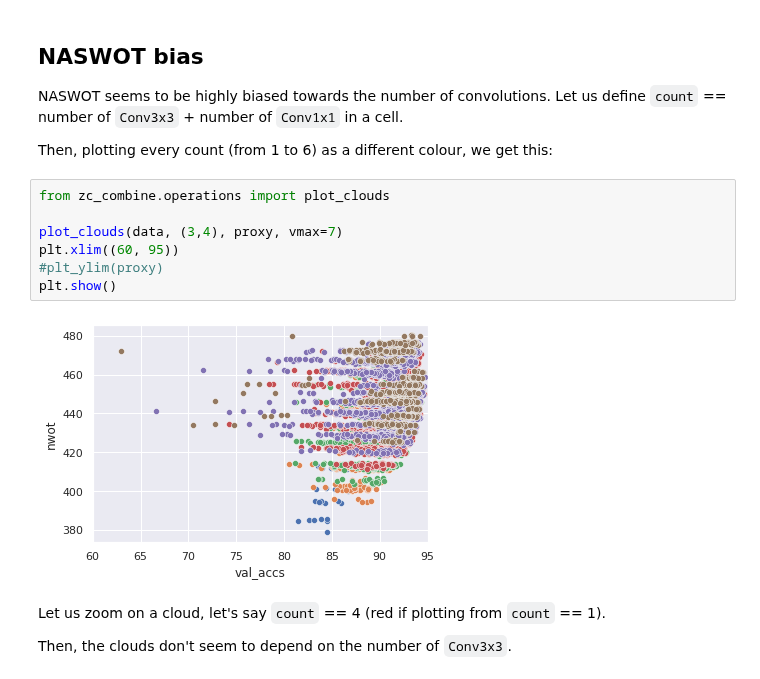
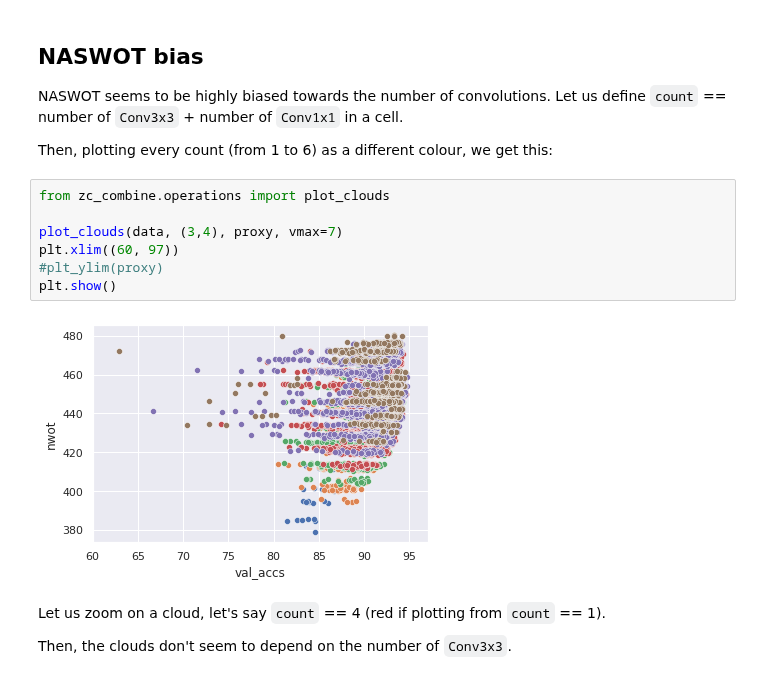
Before and after one commit to gabikadlecova/zc_combine, a Jupyter notebook: nwot_problems/nb101.ipynb, the cells around one changed output. Cells and saved outputs as stored; diff of their text form.

```diff
--- a/nwot_problems/nb101.ipynb
+++ b/nwot_problems/nb101.ipynb
@@ -46,12 +46,12 @@ Then, plotting every count (from 1 to 6) as a different colour, we get this:
 # %%
 from zc_combine.operations import plot_clouds
 
 plot_clouds(data, (3,4), proxy, vmax=7)
-plt.xlim((60, 95))
+plt.xlim((60, 97))
 #plt_ylim(proxy)
 plt.show()
 # %% [output]
-[figure, old version]
+[figure, new version]
 # %% [markdown]
 Let us zoom on a cloud, let's say `count` == 4 (red if plotting from `count` == 1).
 
```
Also changed, not shown: parts of 4 cells of this notebook, 8 other files.
